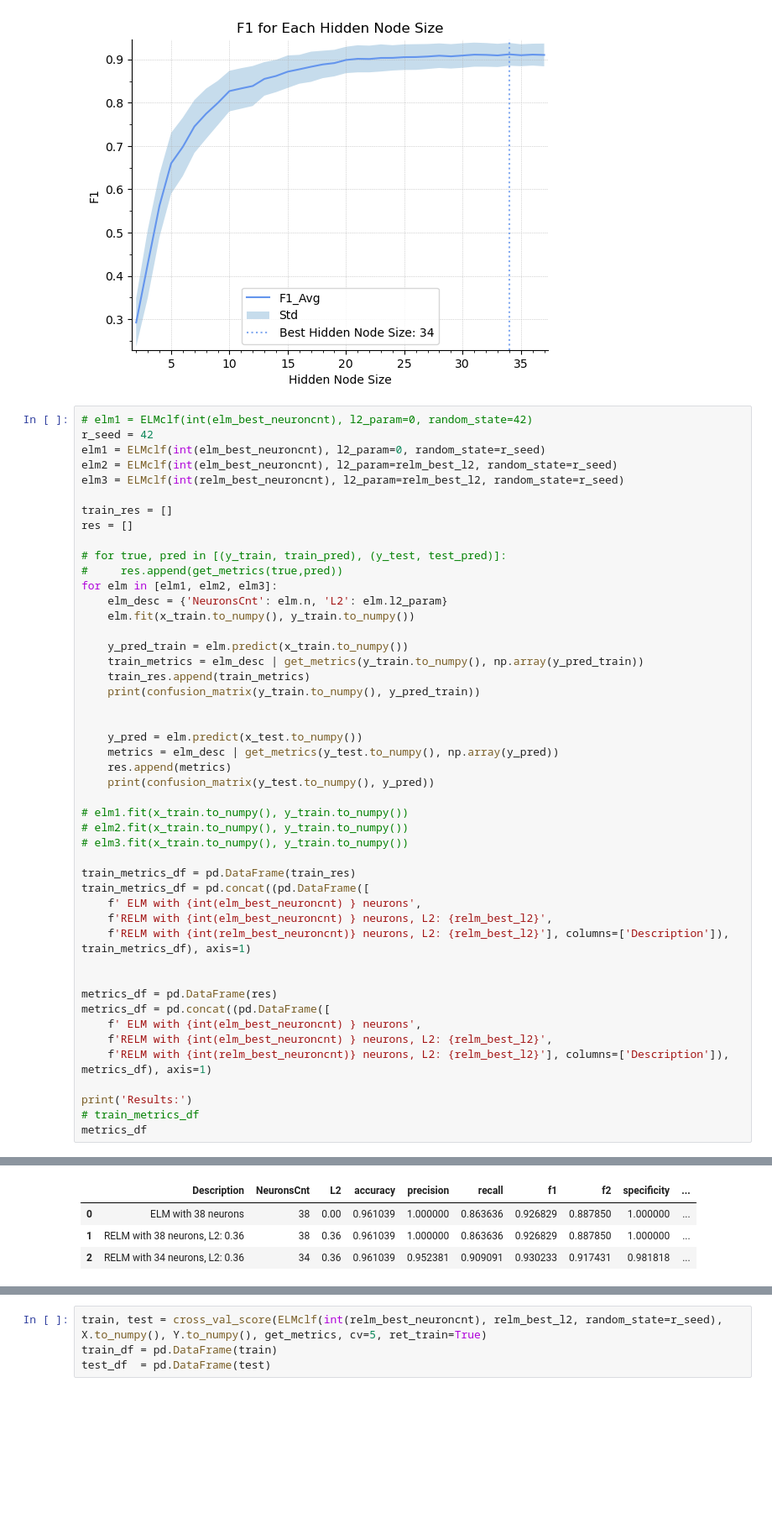
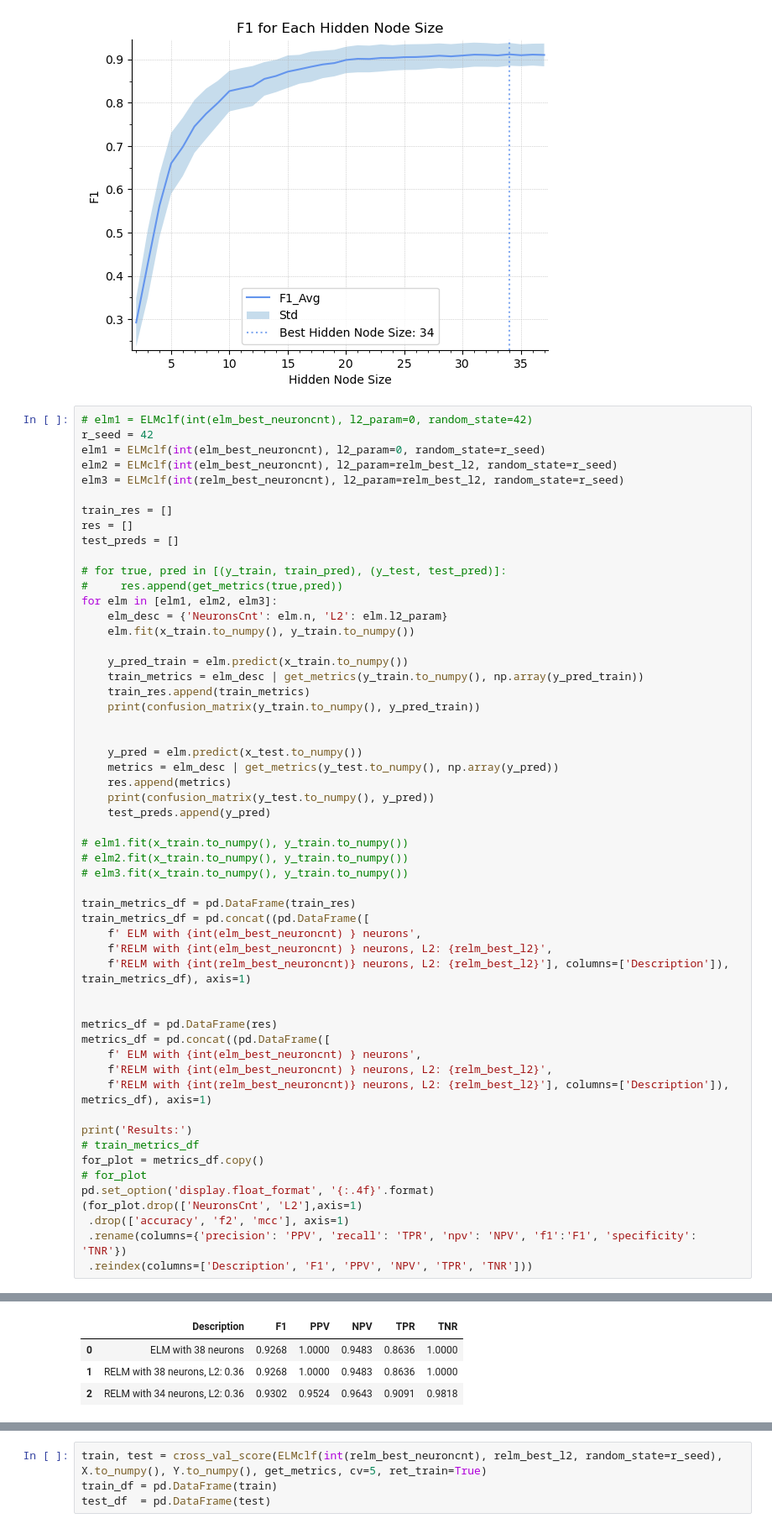
Before and after one commit to QY-Ver0/ELM-for-thyroid, a Jupyter notebook: ELM_main.ipynb, the cells around one changed output, grey strips where cells are left out. Shown at 84% size. Cells and saved outputs as stored; diff of their text form; blank space fills up the shorter version.

```diff
--- a/ELM_main.ipynb
+++ b/ELM_main.ipynb
@@ -398,6 +395,7 @@ elm3 = ELMclf(int(relm_best_neuroncnt), l2_param=relm_best_l2, random_state=r_se
 
 train_res = []
 res = []
+test_preds = []
 
 # for true, pred in [(y_train, train_pred), (y_test, test_pred)]:
 #     res.append(get_metrics(true,pred))
@@ -415,6 +413,7 @@ for elm in [elm1, elm2, elm3]:
     metrics = elm_desc | get_metrics(y_test.to_numpy(), np.array(y_pred))
     res.append(metrics)
     print(confusion_matrix(y_test.to_numpy(), y_pred))
+    test_preds.append(y_pred)
 
 # elm1.fit(x_train.to_numpy(), y_train.to_numpy())
 # elm2.fit(x_train.to_numpy(), y_train.to_numpy())
@@ -422,35 +421,41 @@ for elm in [elm1, elm2, elm3]:
 
 train_metrics_df = pd.DataFrame(train_res)
 train_metrics_df = pd.concat((pd.DataFrame([
     f' ELM with {int(elm_best_neuroncnt) } neurons',
     f'RELM with {int(elm_best_neuroncnt) } neurons, L2: {relm_best_l2}',
     f'RELM with {int(relm_best_neuroncnt)} neurons, L2: {relm_best_l2}'], columns=['Description']), train_metrics_df), axis=1)
 
 
 metrics_df = pd.DataFrame(res)
 metrics_df = pd.concat((pd.DataFrame([
     f' ELM with {int(elm_best_neuroncnt) } neurons',
     f'RELM with {int(elm_best_neuroncnt) } neurons, L2: {relm_best_l2}',
     f'RELM with {int(relm_best_neuroncnt)} neurons, L2: {relm_best_l2}'], columns=['Description']), metrics_df), axis=1)
 
 print('Results:')
 # train_metrics_df
-metrics_df
+for_plot = metrics_df.copy()
+# for_plot
+pd.set_option('display.float_format', '{:.4f}'.format)
+(for_plot.drop(['NeuronsCnt', 'L2'],axis=1)
+ .drop(['accuracy', 'f2', 'mcc'], axis=1)
+ .rename(columns={'precision': 'PPV', 'recall': 'TPR', 'npv': 'NPV', 'f1':'F1', 'specificity': 'TNR'})
+ .reindex(columns=['Description', 'F1', 'PPV', 'NPV', 'TPR', 'TNR']))
 # %% [output]
 [[217   3]
  [  8  78]]
 [[55  0]
  [ 3 19]]
 [[218   2]
  [  7  79]]
 [[55  0]
  [ 3 19]]
 [[218   2]
  [  8  78]]
 [[54  1]
  [ 2 20]]
 Results:
-|  | Description | NeuronsCnt | L2 | accuracy | precision | recall | f1 | f2 | specificity | ... |
-| 0 | ELM with 38 neurons | 38 | 0.00 | 0.961039 | 1.000000 | 0.863636 | 0.926829 | 0.887850 | 1.000000 | ... |
-| 1 | RELM with 38 neurons, L2: 0.36 | 38 | 0.36 | 0.961039 | 1.000000 | 0.863636 | 0.926829 | 0.887850 | 1.000000 | ... |
-| 2 | RELM with 34 neurons, L2: 0.36 | 34 | 0.36 | 0.961039 | 0.952381 | 0.909091 | 0.930233 | 0.917431 | 0.981818 | ... |
+|  | Description | F1 | PPV | NPV | TPR | TNR |
+| 0 | ELM with 38 neurons | 0.9268 | 1.0000 | 0.9483 | 0.8636 | 1.0000 |
+| 1 | RELM with 38 neurons, L2: 0.36 | 0.9268 | 1.0000 | 0.9483 | 0.8636 | 1.0000 |
+| 2 | RELM with 34 neurons, L2: 0.36 | 0.9302 | 0.9524 | 0.9643 | 0.9091 | 0.9818 |
```
Also changed, not shown: parts of 11 cells of this notebook, 3 other files.
